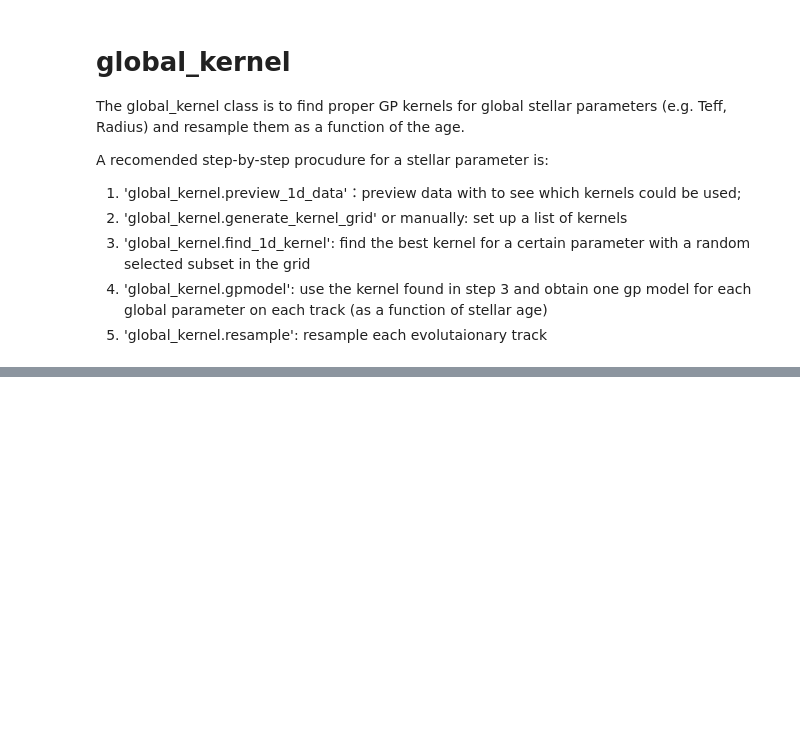
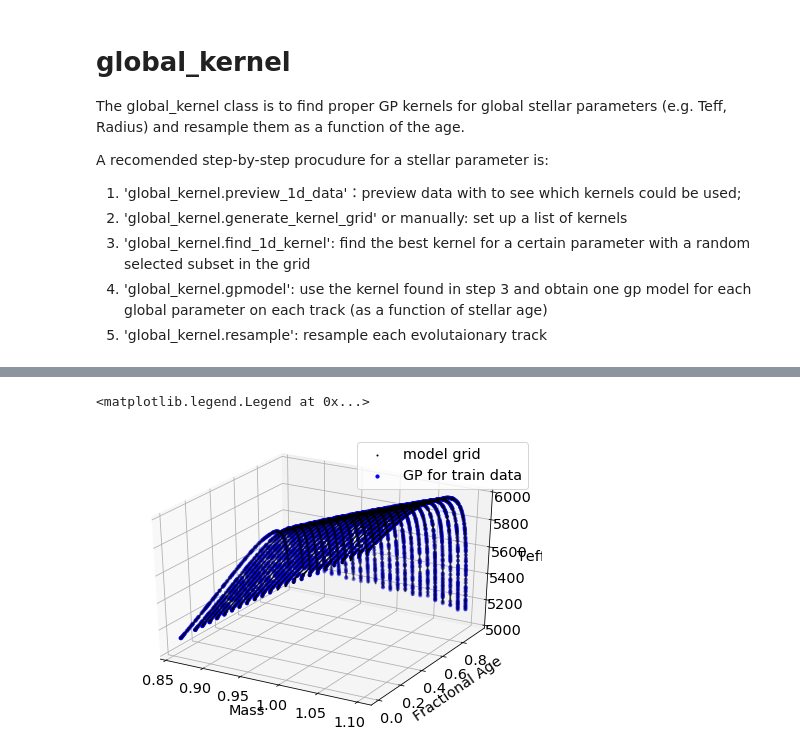
Before and after one commit to litanda/GPflow, a Jupyter notebook: GP_Grid_2D_Tanda.ipynb, the cells around one changed output, grey strips where cells are left out. Saved outputs shown, nothing was run; the diff lists cells and outputs as text; code cells hidden in the pictures; blank space fills up the shorter version.

```diff
--- a/GP_Grid_2D_Tanda.ipynb
+++ b/GP_Grid_2D_Tanda.ipynb
@@ -429,0 +256,6 @@ plt.ylabel(r'err_Teff (K)')
+# %%
+x = df['star_mass'][df['type'] == 'data'].to_numpy()
+y = df['frac_age'][df['type'] == 'data'].to_numpy()
+z = df['effective_T'][df['type'] == 'data'].to_numpy().reshape(-1, 1)
+
+x.size
@@ -429,0 +295,18 @@ plt.ylabel(r'err_Teff (K)')
+# %%
+m_teff = gpflow.models.GPR(data=(xy, z), kernel=k, mean_function=None)
+
+# optimise hyper-parameters
+opt = gpflow.optimizers.Scipy()
+
+def objective_closure():
+    return - m_teff.log_marginal_likelihood()
+
+opt_logs = opt.minimize(objective_closure,
+                        m_teff.trainable_variables,
+                        options=dict(maxiter=1000)
+                       )
+# %%
+# predict training set
+mean, var = m_teff.predict_f(xy)
+
+mean_v, var_v = m_teff.predict_f(xy_v)
@@ -429,0 +316,13 @@ plt.ylabel(r'err_Teff (K)')
+# %%
+fig = plt.figure()
+ax = Axes3D(fig)
+ax.scatter(df['star_mass'], df['frac_age'], df['effective_T'], s=1, c='k', label = 'model grid')
+ax.scatter(x, y, mean, s=10, c='b', label = 'GP for train data')
+ax.set_xlabel('Mass')
+ax.set_ylabel('Fractional Age')
+ax.set_zlabel('Teff')
+ax.set_zlim([5000,6000])
+ax.legend()
+# %% [output]
+<matplotlib.legend.Legend at 0x...>
+[figure, added]
```
Also changed, not shown: parts of 71 cells of this notebook, 4 other files.
